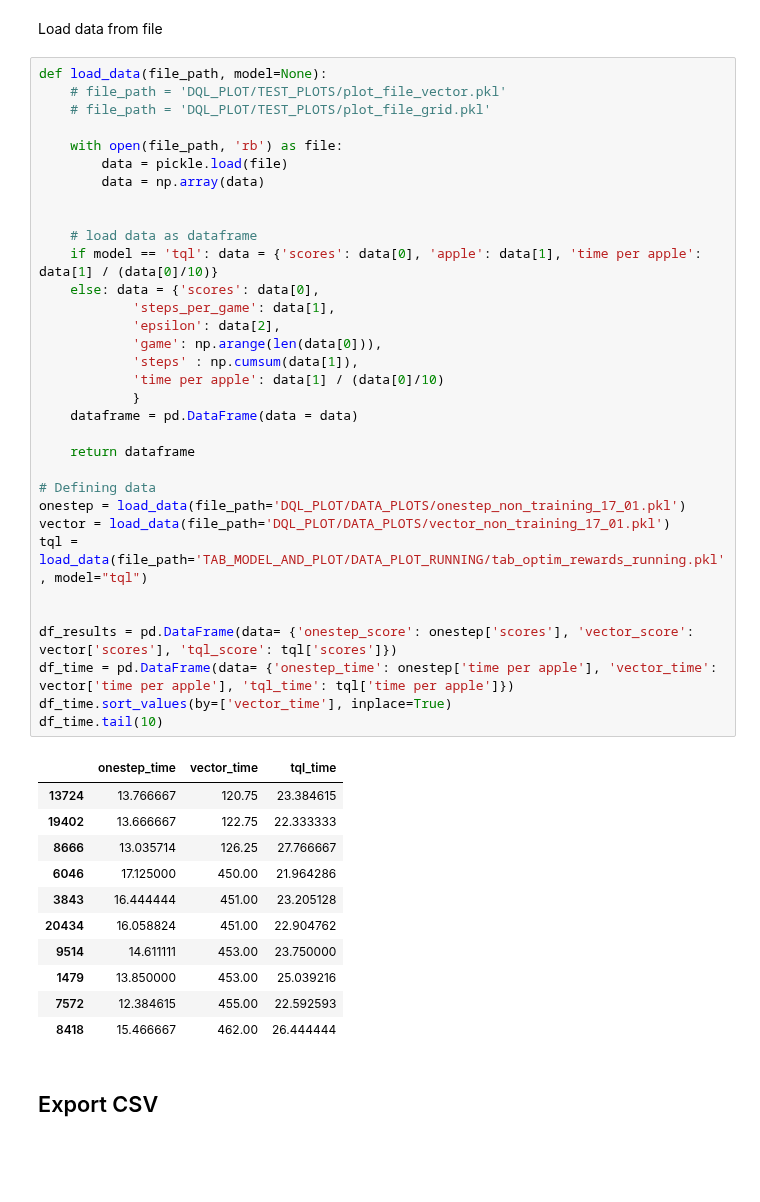
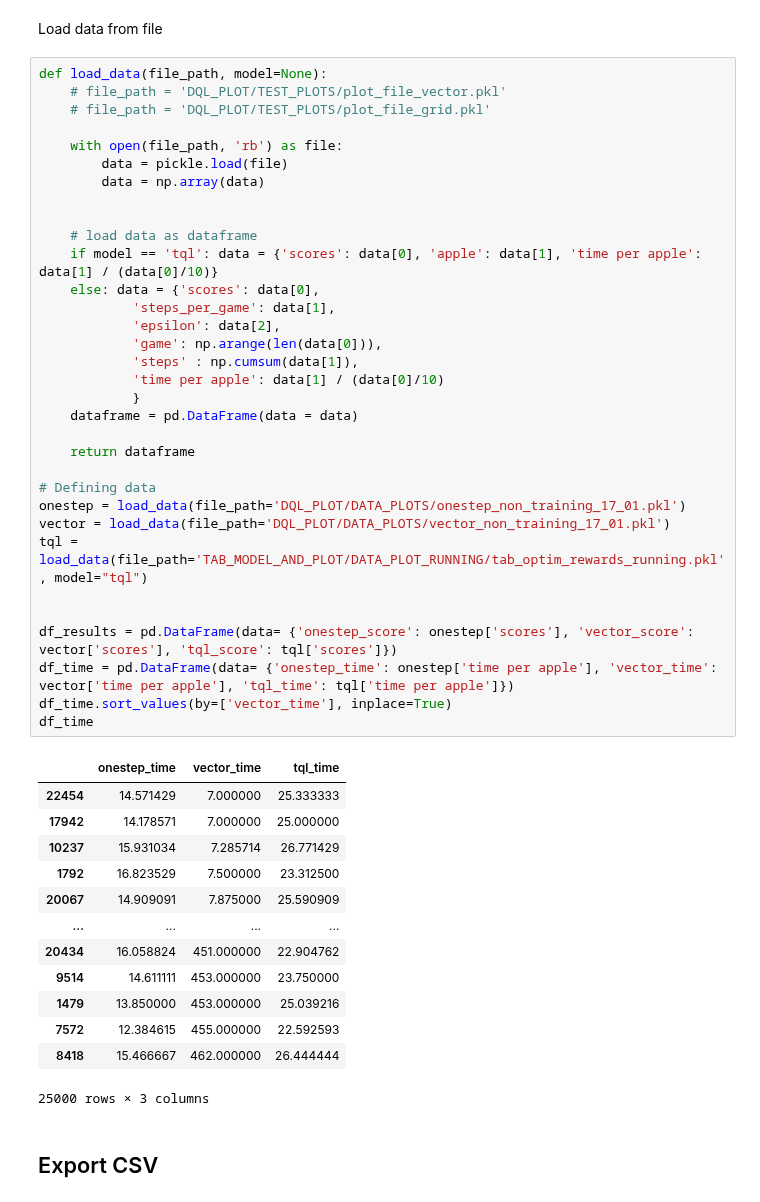
Before and after one commit to vietnhprivat/snake_ai, a Jupyter notebook: src/Classes/data_collection_test.ipynb, the cells around one changed output. Drawn from its saved outputs; the diff is of its cells as text; blank space fills up the shorter version.

```diff
--- a/src/Classes/data_collection_test.ipynb
+++ b/src/Classes/data_collection_test.ipynb
@@ -21,44 +21,46 @@ def load_data(file_path, model=None):
 
     with open(file_path, 'rb') as file:
         data = pickle.load(file)
         data = np.array(data)
 
 
     # load data as dataframe
     if model == 'tql': data = {'scores': data[0], 'apple': data[1], 'time per apple': data[1] / (data[0]/10)}
     else: data = {'scores': data[0],
             'steps_per_game': data[1],
             'epsilon': data[2],
             'game': np.arange(len(data[0])),
             'steps' : np.cumsum(data[1]),
             'time per apple': data[1] / (data[0]/10)
             }
     dataframe = pd.DataFrame(data = data)
 
     return dataframe
 
 # Defining data
 onestep = load_data(file_path='DQL_PLOT/DATA_PLOTS/onestep_non_training_17_01.pkl')
 vector = load_data(file_path='DQL_PLOT/DATA_PLOTS/vector_non_training_17_01.pkl')
 tql = load_data(file_path='TAB_MODEL_AND_PLOT/DATA_PLOT_RUNNING/tab_optim_rewards_running.pkl', model="tql")
 
 
 df_results = pd.DataFrame(data= {'onestep_score': onestep['scores'], 'vector_score': vector['scores'], 'tql_score': tql['scores']})
 df_time = pd.DataFrame(data= {'onestep_time': onestep['time per apple'], 'vector_time': vector['time per apple'], 'tql_time': tql['time per apple']})
 df_time.sort_values(by=['vector_time'], inplace=True)
-df_time.tail(10)
+df_time
 # %% [output]
 |  | onestep_time | vector_time | tql_time |
-| 13724 | 13.766667 | 120.75 | 23.384615 |
-| 19402 | 13.666667 | 122.75 | 22.333333 |
-| 8666 | 13.035714 | 126.25 | 27.766667 |
-| 6046 | 17.125000 | 450.00 | 21.964286 |
-| 3843 | 16.444444 | 451.00 | 23.205128 |
-| 20434 | 16.058824 | 451.00 | 22.904762 |
-| 9514 | 14.611111 | 453.00 | 23.750000 |
-| 1479 | 13.850000 | 453.00 | 25.039216 |
-| 7572 | 12.384615 | 455.00 | 22.592593 |
-| 8418 | 15.466667 | 462.00 | 26.444444 |
+| 22454 | 14.571429 | 7.000000 | 25.333333 |
+| 17942 | 14.178571 | 7.000000 | 25.000000 |
+| 10237 | 15.931034 | 7.285714 | 26.771429 |
+| 1792 | 16.823529 | 7.500000 | 23.312500 |
+| 20067 | 14.909091 | 7.875000 | 25.590909 |
+| ... | ... | ... | ... |
+| 20434 | 16.058824 | 451.000000 | 22.904762 |
+| 9514 | 14.611111 | 453.000000 | 23.750000 |
+| 1479 | 13.850000 | 453.000000 | 25.039216 |
+| 7572 | 12.384615 | 455.000000 | 22.592593 |
+| 8418 | 15.466667 | 462.000000 | 26.444444 |
+25000 rows × 3 columns
 # %% [markdown]
 ## Export CSV
 # %%
```
Also changed, not shown: parts of 1 cell of this notebook, 2 other files.
